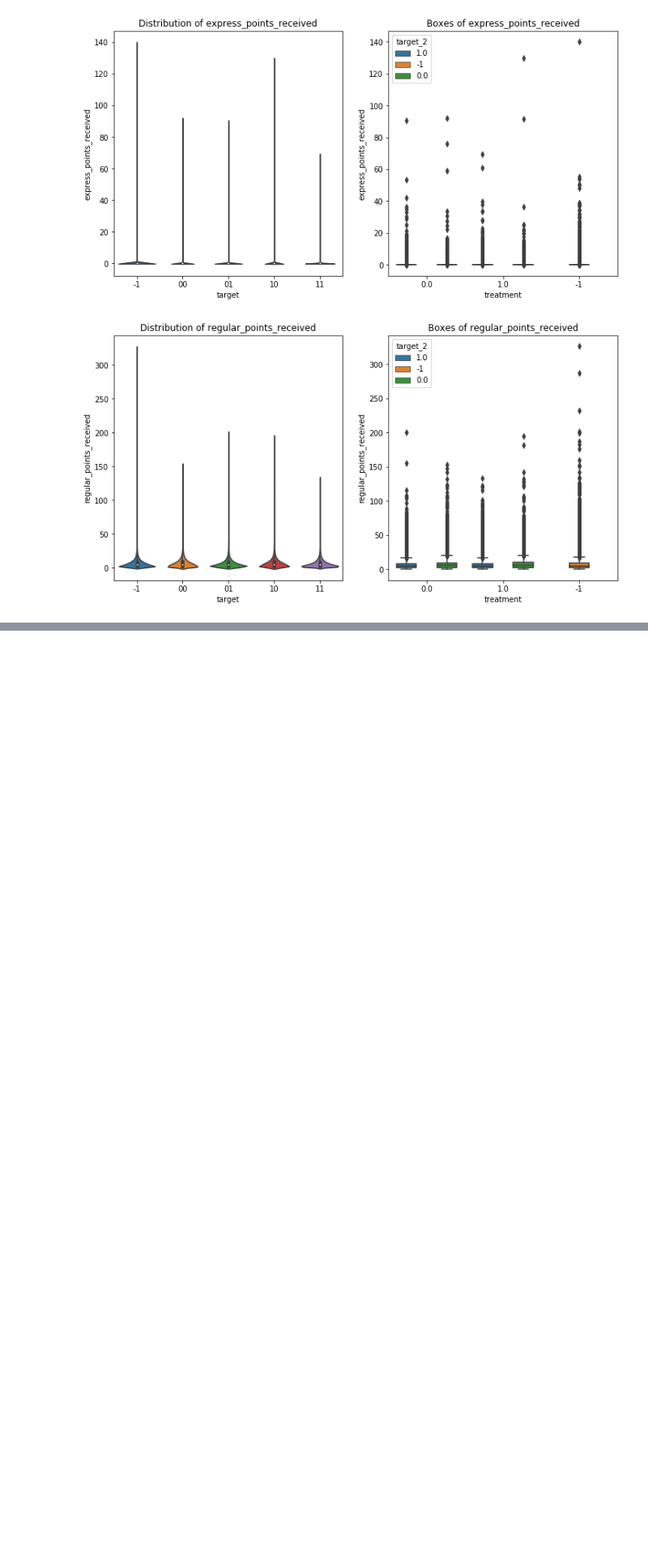
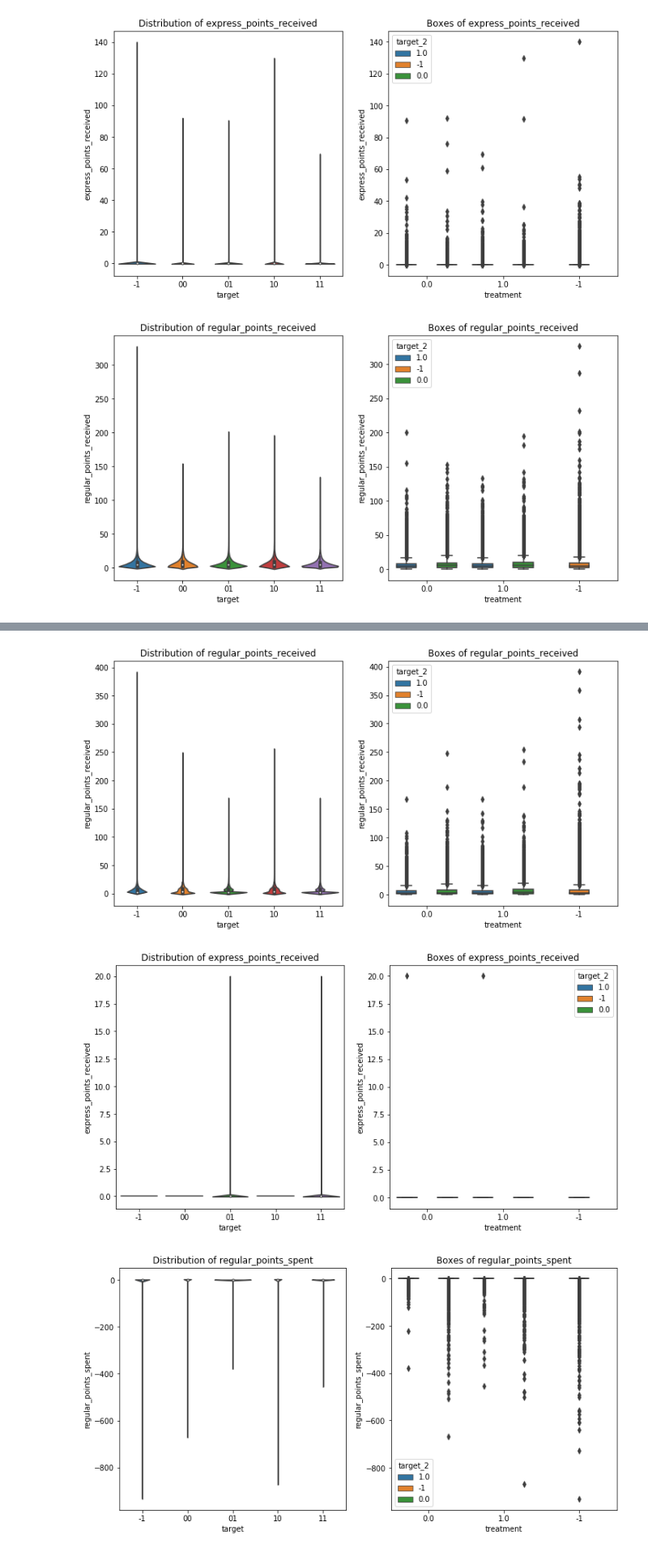
Before and after one commit to snv-ds/competitions, a Jupyter notebook: x5_retailhero/task1/EDA_files.ipynb, the cells around one changed output, grey strips where cells are left out. Shown at 81% size. Saved outputs shown, nothing was run; the diff lists cells and outputs as text; code cells hidden in the pictures; blank space fills up the shorter version.

```diff
--- a/x5_retailhero/task1/EDA_files.ipynb
+++ b/x5_retailhero/task1/EDA_files.ipynb
@@ -450,0 +530,7 @@ for feat in ['purchase_sum', 'regular_points_spent', 'express_points_spent',
+# %%
+for feat in basic_columns:
+    plot_num_target(feat)
+# %% [output]
+[figure, added]
+[figure, added]
+[figure, added]
```
Also changed, not shown: parts of 21 cells of this notebook.
